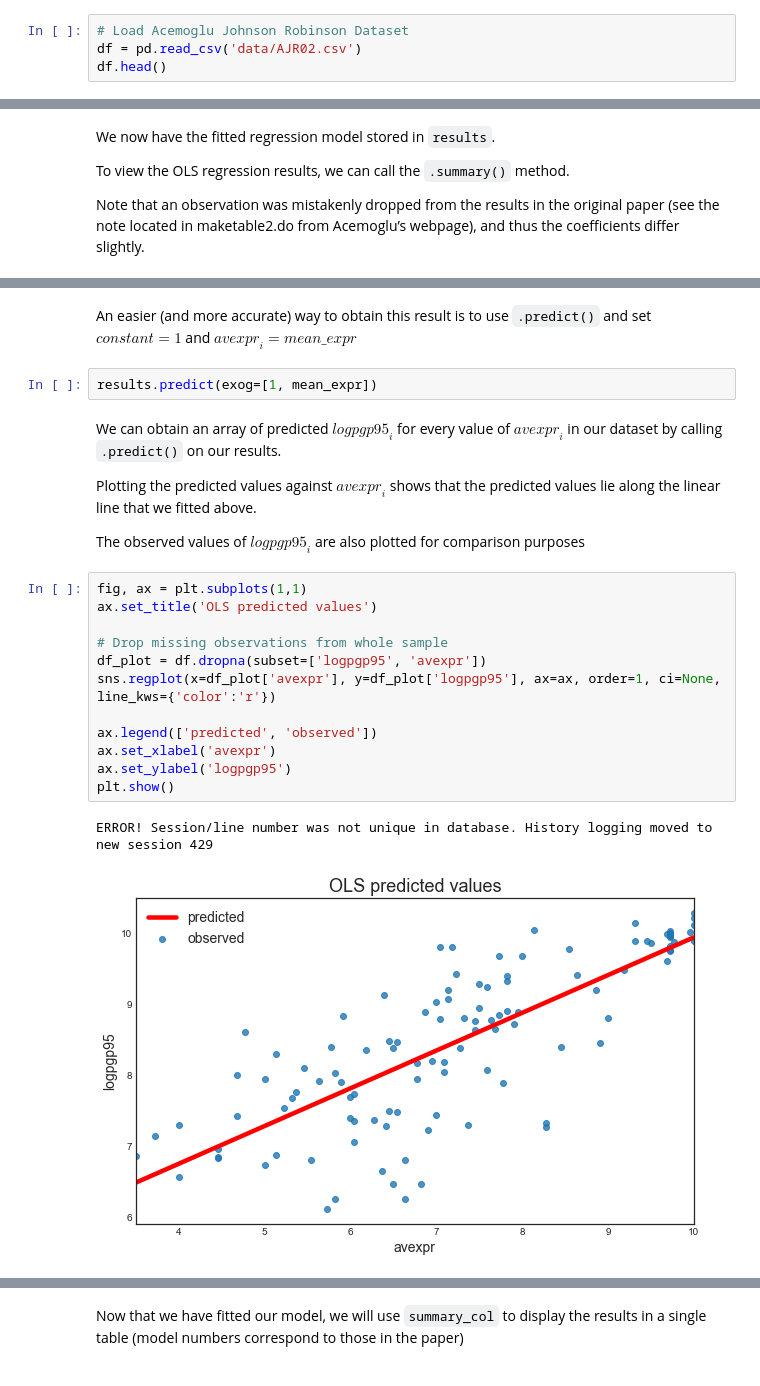
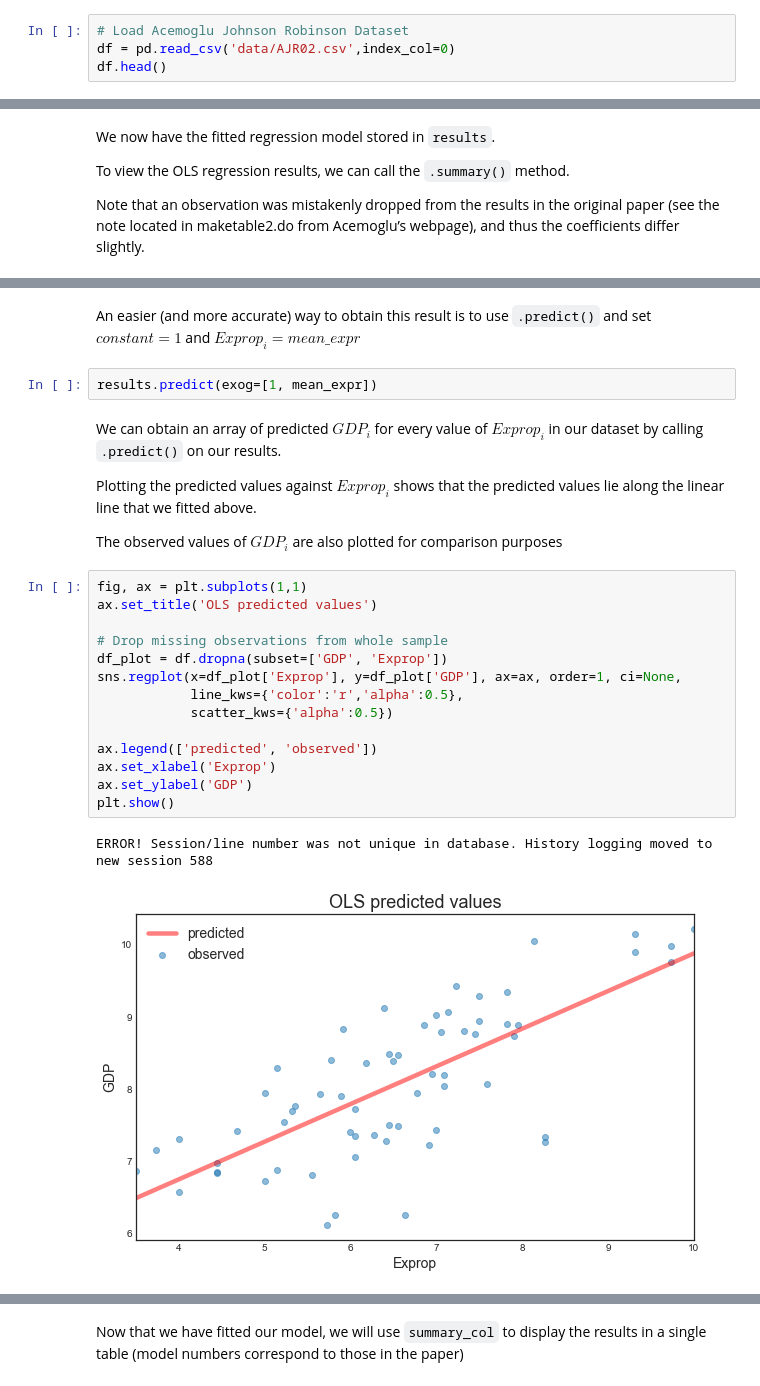
Before and after one commit to matteocourthoud/Machine-Learning-for-Economic-Analysis, a Jupyter notebook: 2_iv.ipynb, the cells around one changed output, grey strips where cells are left out. Saved outputs shown, nothing was run; the diff lists cells and outputs as text.

```diff
--- a/2_iv.ipynb
+++ b/2_iv.ipynb
@@ -50,6 +50,6 @@ These variables and other data used in the paper are available for download on D
 THe original dataset in in Stata `.dta` format but has been converted to `.csv`.
 # %%
 # Load Acemoglu Johnson Robinson Dataset
-df = pd.read_csv('data/AJR02.csv')
+df = pd.read_csv('data/AJR02.csv',index_col=0)
 df.head()
 # %% [output]
@@ -237,34 +206,36 @@ predicted_logpdp95
 # %% [markdown]
 An easier (and more accurate) way to obtain this result is to use
 `.predict()` and set $ constant = 1 $ and
-$ {avexpr}_i = mean\_expr $
+$ {Exprop}_i = mean\_expr $
 # %%
 results.predict(exog=[1, mean_expr])
 # %% [markdown]
-We can obtain an array of predicted $ {logpgp95}_i $ for every value
-of $ {avexpr}_i $ in our dataset by calling `.predict()` on our
+We can obtain an array of predicted $ {GDP}_i $ for every value
+of $ {Exprop}_i $ in our dataset by calling `.predict()` on our
 results.
 
-Plotting the predicted values against $ {avexpr}_i $ shows that the
+Plotting the predicted values against $ {Exprop}_i $ shows that the
 predicted values lie along the linear line that we fitted above.
 
-The observed values of $ {logpgp95}_i $ are also plotted for
+The observed values of $ {GDP}_i $ are also plotted for
 comparison purposes
 # %%
 fig, ax = plt.subplots(1,1)
 ax.set_title('OLS predicted values')
 
 # Drop missing observations from whole sample
-df_plot = df.dropna(subset=['logpgp95', 'avexpr'])
-sns.regplot(x=df_plot['avexpr'], y=df_plot['logpgp95'], ax=ax, order=1, ci=None, line_kws={'color':'r'})
+df_plot = df.dropna(subset=['GDP', 'Exprop'])
+sns.regplot(x=df_plot['Exprop'], y=df_plot['GDP'], ax=ax, order=1, ci=None,
+            line_kws={'color':'r','alpha':0.5},
+            scatter_kws={'alpha':0.5})
 
 ax.legend(['predicted', 'observed'])
-ax.set_xlabel('avexpr')
-ax.set_ylabel('logpgp95')
+ax.set_xlabel('Exprop')
+ax.set_ylabel('GDP')
 plt.show()
 # %% [output]
-ERROR! Session/line number was not unique in database. History logging moved to new session 429
+ERROR! Session/line number was not unique in database. History logging moved to new session 588
-[figure, old version]
+[figure, new version]
 # %% [markdown]
 ## Extending the Linear Regression Model
 
```
Also changed, not shown: parts of 30 cells of this notebook, 2 other files.
